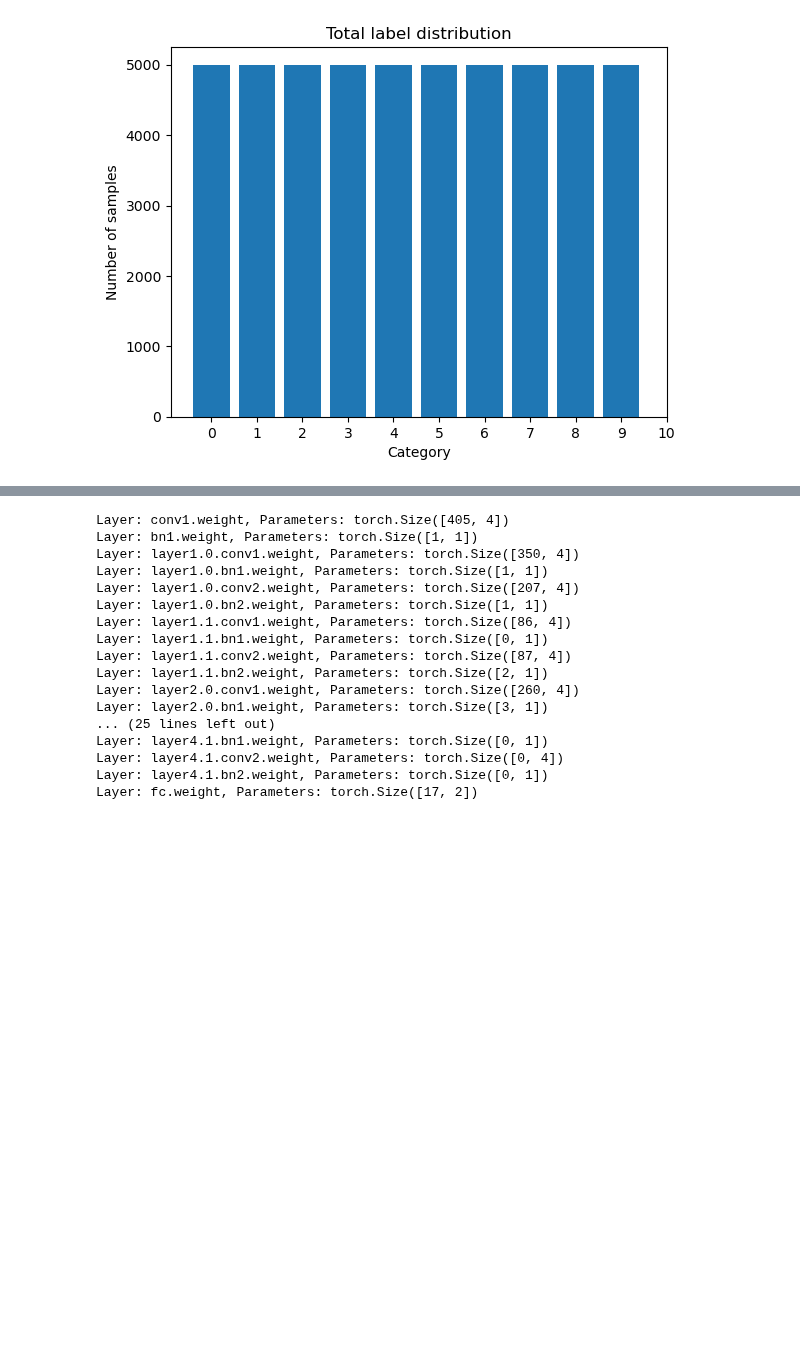
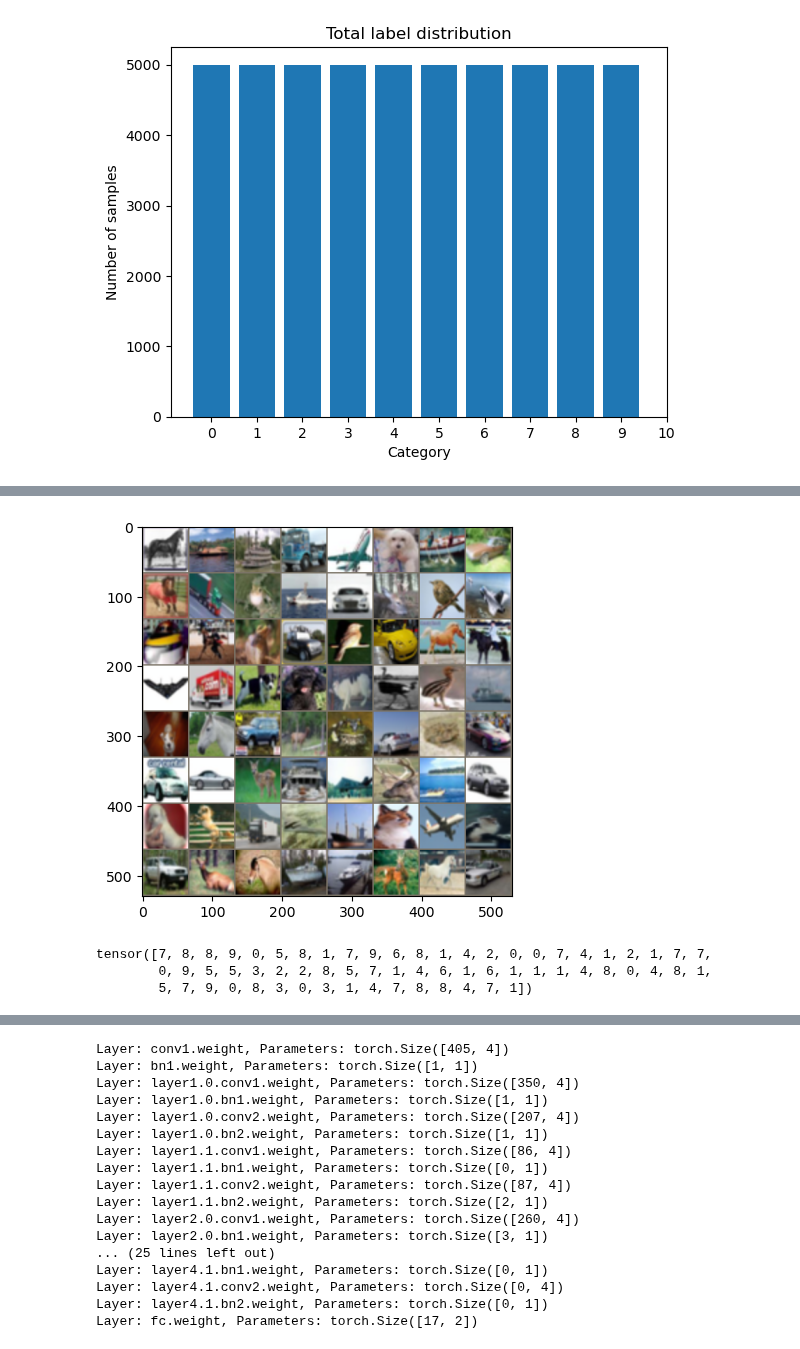
Before and after one commit to lorenzomanini/FedUnlearn-PE, a Jupyter notebook: vision_unlearn_Resdiual.ipynb, the cells around one changed output, grey strips where cells are left out. Saved outputs shown, nothing was run; the diff lists cells and outputs as text; code cells hidden in the pictures; blank space fills up the shorter version.

```diff
--- a/vision_unlearn_Resdiual.ipynb
+++ b/vision_unlearn_Resdiual.ipynb
@@ -201,3 +280,16 @@ plt.show()
+# %%
+inputs, classes = next(iter(joint_dataloader))
+
+# Make a grid from batch
+out = torchvision.utils.make_grid(inputs)
+
+imshow(out)#, title=[classes_name[x] for x in classes])
+print(classes)
+# %% [output]
+[figure, added]
+tensor([7, 8, 8, 9, 0, 5, 8, 1, 7, 9, 6, 8, 1, 4, 2, 0, 0, 7, 4, 1, 2, 1, 7, 7,
+        0, 9, 5, 5, 3, 2, 2, 8, 5, 7, 1, 4, 6, 1, 6, 1, 1, 1, 4, 8, 0, 4, 8, 1,
+        5, 7, 9, 0, 8, 3, 0, 3, 1, 4, 7, 8, 8, 4, 7, 1])
 # %%
 def compute_accuracy(model, dataloader, device=None):
     if device is None:
```
Also changed, not shown: parts of 10 cells of this notebook.
